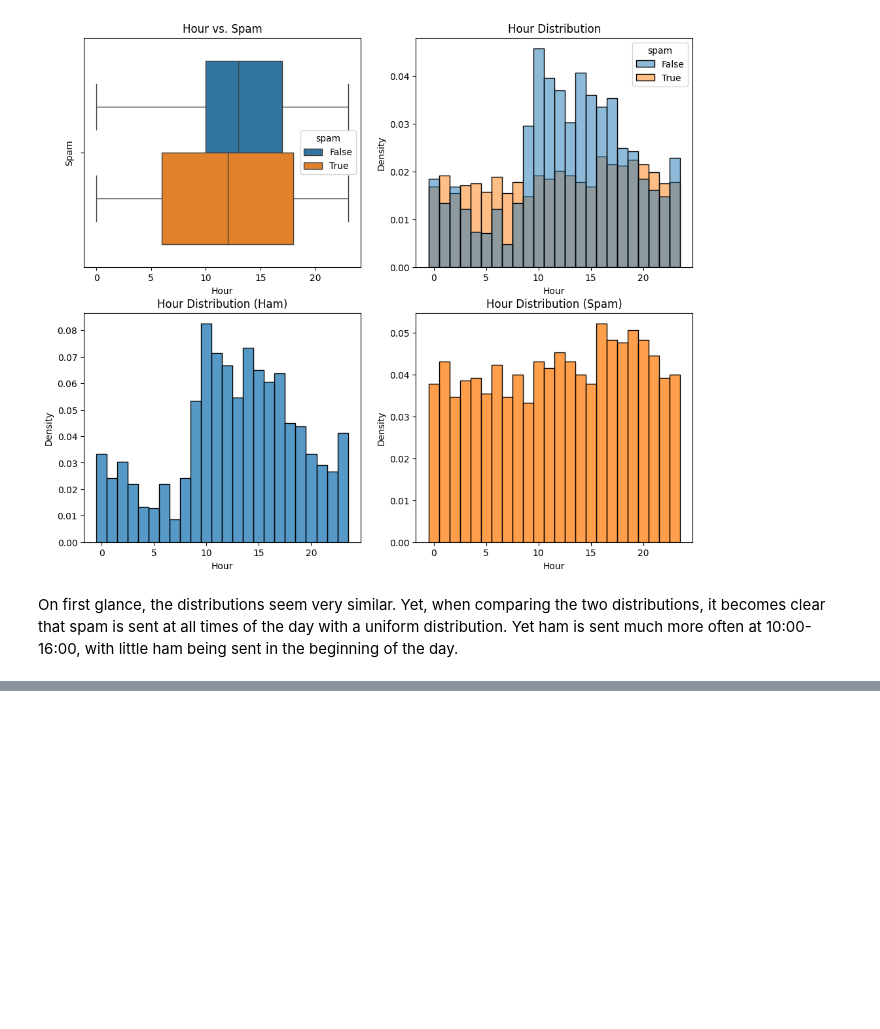
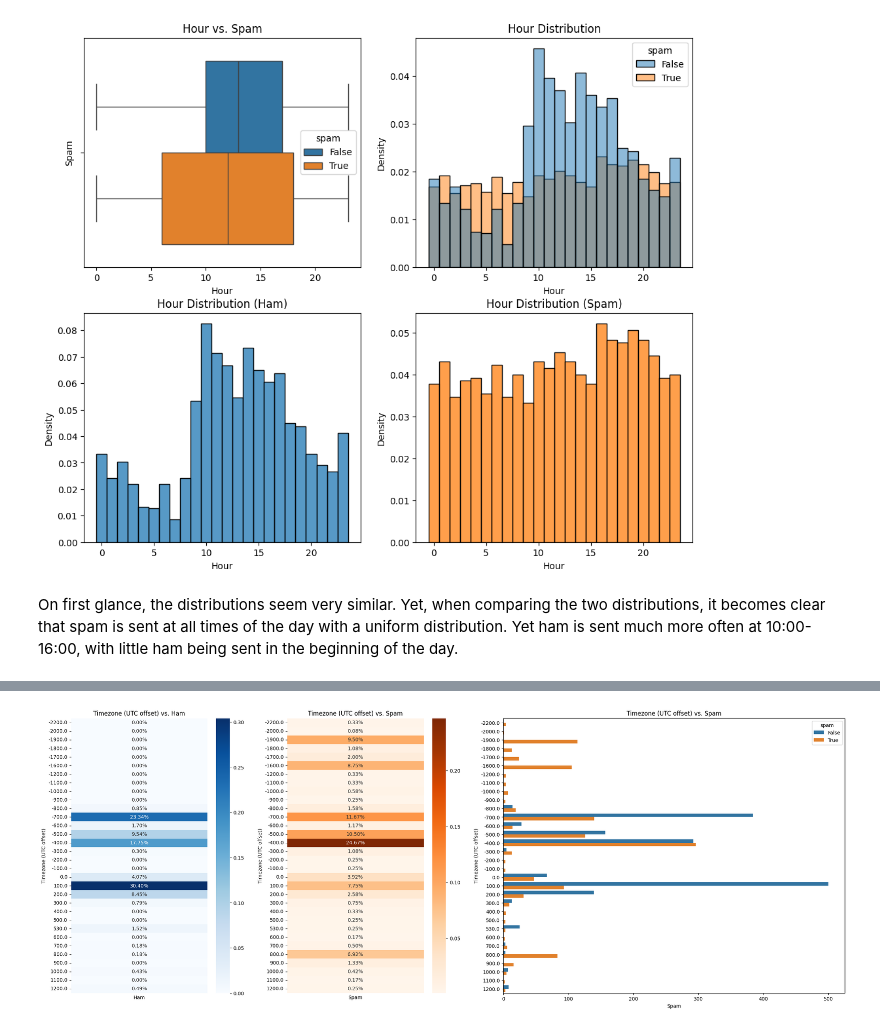
Before and after one commit to luisjaco/spam_classifier, a Jupyter notebook: exporatory_data_analysis.ipynb, the cells around one changed output, grey strips where cells are left out. Cells and saved outputs as stored; diff of their text form; code cells hidden in the pictures; blank space fills up the shorter version.

```diff
--- a/exporatory_data_analysis.ipynb
+++ b/exporatory_data_analysis.ipynb
@@ -268,0 +379,23 @@ sent much more often at 10:00-16:00, with little ham being sent in the beginning
+# %%
+def plot_categorical(x_var, label):
+    _, axes = plt.subplots(ncols=3, figsize=(28, 10), gridspec_kw={'width_ratios': [1, 1, 2]})
+
+    crosstab = pd.crosstab(df[x_var], df['spam'], normalize='columns')
+
+    ham = pd.DataFrame(crosstab[False])
+    spam = pd.DataFrame(crosstab[True])
+
+    sns.heatmap(ham, fmt='.2%', annot=True, cmap='Blues', ax=axes[0], xticklabels='')
+    axes[0].set(title=label + ' vs. Ham', ylabel=label, xlabel='Ham')
+
+    sns.heatmap(spam, fmt='.2%', annot=True, cmap='Oranges', ax=axes[1], xticklabels='')
+    axes[1].set(title=label + ' vs. Spam', ylabel=label, xlabel='Spam')
+
+    sns.countplot(data=df, y=x_var, hue='spam', ax=axes[2])
+    axes[2].set(title=label + ' vs. Spam', ylabel=label, xlabel='Spam')
+
+    plt.show()
+# %%
+plot_categorical('timezone', 'Timezone (UTC offset)')
+# %% [output]
+[figure, added]
```
Also changed, not shown: parts of 22 cells of this notebook.
